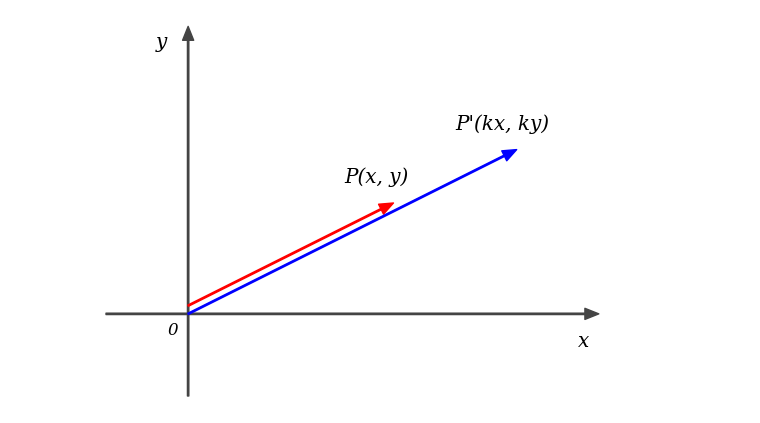
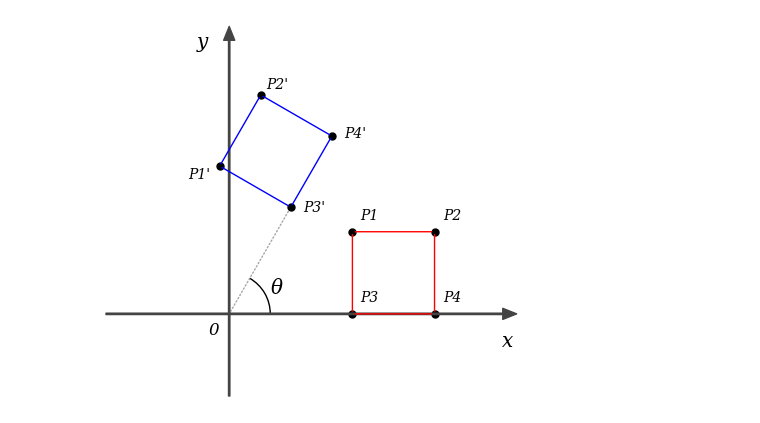
Before and after one commit to aike/math_fig, a Jupyter notebook: math_fig.ipynb, the cells around one changed output. Drawn from its saved outputs; the diff is of its cells as text; code cells hidden in the pictures.

```diff
--- a/math_fig.ipynb
+++ b/math_fig.ipynb
@@ -1,6 +1,7 @@
 # %%
 import numpy as np
 from matplotlib import pyplot
+from matplotlib import patches
 
 ax = 0
 
@@ -14,7 +15,7 @@ def init_graph():
     ax = fig.add_subplot(111)
     ax.set_aspect('equal') # アスペクト比イコール
 
-    point_x = {'start': [-2, 0], 'end': [size, 0]}
+    point_x = {'start': [-3, 0], 'end': [7, 0]}
     point_y = {'start': [0, -2], 'end': [0, size * 0.7]}
 
     ax.annotate('', xy=point_x['end'], xytext=point_x['start'],  # X軸
@@ -30,12 +31,12 @@ def init_graph():
 
 
     # グラフの範囲
-    ax.set_xlim([-2, size])
+    ax.set_xlim([-3, 7])
     ax.set_ylim([-2, size * 0.7])
 
     ax.axis("off") # 外枠の軸を消す
     ax.text(-0.5, -0.5, "0", fontstyle='oblique', fontname='serif', fontsize="large") # 原点０の表示
-    ax.text(size * 0.95, -0.8, "x", fontstyle='oblique', fontname='serif', fontsize="x-large") # xの表示
+    ax.text(7 * 0.95, -0.8, "x", fontstyle='oblique', fontname='serif', fontsize="x-large") # xの表示
     ax.text(-0.8, size * 0.65, "y", fontstyle='oblique', fontname='serif', fontsize="x-large") # yの表示
 
 
@@ -61,35 +62,101 @@ def draw_line(x0, y0, x1, y1, col):
     point = {'start': [x0, y0], 'end': [x1, y1]}
     ax.annotate('', xy=point['end'], xytext=point['start'],
             arrowprops=dict(arrowstyle='-',
                             connectionstyle='arc3',
                             facecolor=col, edgecolor=col))
 
 def draw_dline(x0, y0, x1, y1, col):
     global ax
     point = {'start': [x0, y0], 'end': [x1, y1]}
     ax.annotate('', xy=point['end'], xytext=point['start'],
             arrowprops=dict(arrowstyle='-',
                             connectionstyle='arc3',
                             linestyle='dotted',
                             alpha=0.7,
                             facecolor=col, edgecolor=col))
 
 def draw_text(x, y, s):
     global ax
     ax.text(x, y, s, fontstyle='oblique', fontname='serif', fontsize="x-large")
 
+def draw_text2(x, y, s, size):
+    global ax
+    ax.text(x, y, s, fontstyle='oblique', fontname='serif', fontsize=size)
+
+
 def draw_dot(x, y):
     pyplot.plot(x,y,'black',marker='.', markersize=10)
 
 
+def draw_arc(x0, y0, x1, y1, col):
+    global ax
+    a = patches.Arc((x0, y0), x1, y1, theta1=0, theta2=60, edgecolor=col, linewidth=1)
+    ax.add_patch(a)
+
+
 init_graph()
 
-draw_vec2(0, 0.2, 5.0, 2.7, 'red')
-draw_vec2(0, 0, 8, 4, 'blue')
+# draw_vec2(0, 0.2, 5.0, 2.7, 'red')
+# draw_vec2(0, 0, 5.1, 2.55, 'blue')
 
-draw_text(3.8, 3.2, 'P(x, y)')
-draw_text(6.5, 4.5, "P'(kx, ky)")
+# draw_text(3.8, 3.2, 'P(x, y)')
+# draw_text(6.5, 4.5, "P'(kx, ky)")
+
+draw_dot(3,0)
+draw_dot(5,0)
+draw_dot(3,2)
+draw_dot(5,2)
+
+draw_line(3,0,5,0,'red')
+draw_line(5,0,5,2,'red')
+draw_line(5,2,3,2,'red')
+draw_line(3,2,3,0,'red')
+
+# 45 deg
+p0 = [2.09807621, 2.3660254 ]
+p1 = [3.83012702, 3.3660254 ]
+p2 = [2.83012702, 5.09807621]
+p3 = [1.09807621, 4.09807621]
+
+# 60 deg
+p0 = [0.6339746,  3.09807621]
+p1 = [1.6339746,  4.83012702]
+p2 = [-0.09807621,  5.83012702]
+p3 = [-1.09807621, 4.09807621]
+
+p0 = [1.5,        2.59807621]
+p1 = [2.5,        4.33012702]
+p2 = [0.76794919, 5.33012702]
+p3 = [-0.23205081,  3.59807621]
+
+draw_dot(p0[0], p0[1])
+draw_dot(p1[0], p1[1])
+draw_dot(p2[0], p2[1])
+draw_dot(p3[0], p3[1])
+
+draw_line(p0[0],p0[1],p1[0],p1[1],'blue')
+draw_line(p1[0],p1[1],p2[0],p2[1],'blue')
+draw_line(p2[0],p2[1],p3[0],p3[1],'blue')
+draw_line(p3[0],p3[1],p0[0],p0[1],'blue')
+
+draw_dline(0,0,p0[0],p0[1],'gray')
+
+draw_arc(0, 0, 2, 2, 'black')
+
+draw_text2(3.2, 2.3, 'P1', 'medium')
+draw_text2(5.2, 2.3, 'P2', 'medium')
+draw_text2(3.2, 0.3, 'P3', 'medium')
+draw_text2(5.2, 0.3, 'P4', 'medium')
+
+draw_text2(-1, 3.3, "P1'", 'medium')
+draw_text2(0.9, 5.5, "P2'", 'medium')
+draw_text2(1.8, 2.5, "P3'", 'medium')
+draw_text2(2.8, 4.3, "P4'", 'medium')
+
+draw_text(1, 0.5, "θ",)
+
+
 
 pyplot.show()
 # %% [output]
-[figure, old version]
+[figure, new version]
```
Also changed, not shown: parts of 1 cell of this notebook, 6 other files.
